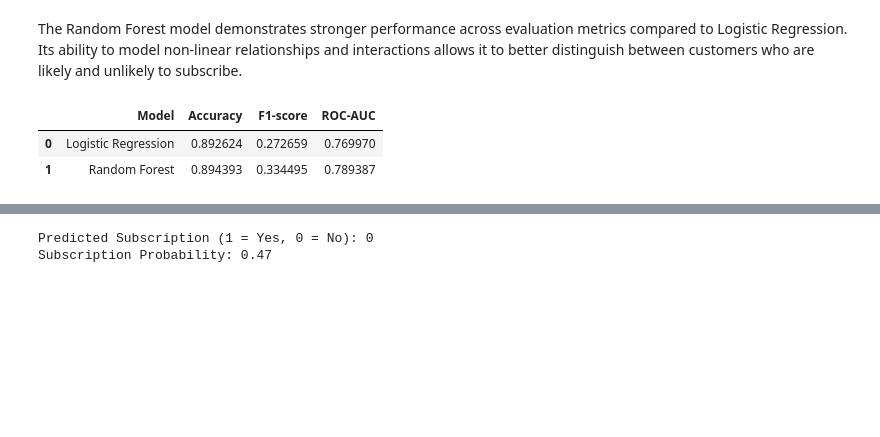
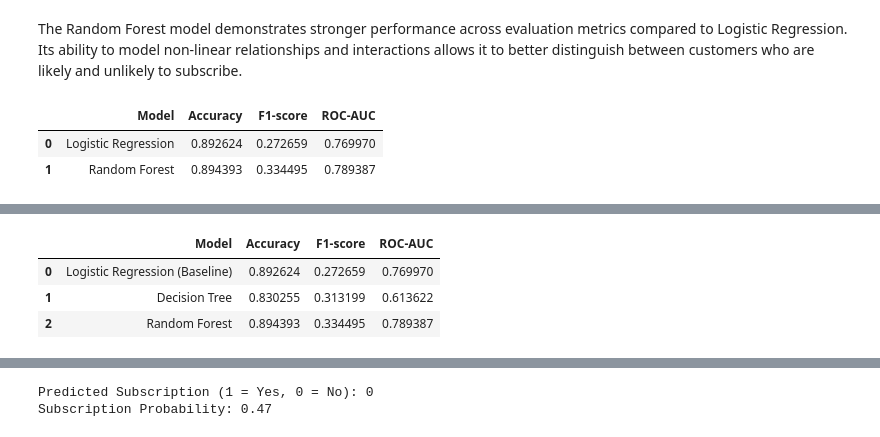
Before and after one commit to Vish-maya/bank_prediction1, a Jupyter notebook: MLDP Program Codes Submission Template.ipynb, the cells around one changed output, grey strips where cells are left out. Saved outputs shown, nothing was run; the diff lists cells and outputs as text; code cells hidden in the pictures; blank space fills up the shorter version.

```diff
--- a/MLDP Program Codes Submission Template.ipynb
+++ b/MLDP Program Codes Submission Template.ipynb
@@ -440,0 +440,14 @@ The Random Forest classifier was trained to capture non-linear relationships and
+# %%
+#decision tree model
+from sklearn.tree import DecisionTreeClassifier
+# Train Decision Tree model
+dt_model = DecisionTreeClassifier(random_state=42)
+dt_model.fit(X_train, y_train)
+# Predictions
+dt_pred = dt_model.predict(X_test)
+dt_prob = dt_model.predict_proba(X_test)[:, 1]
+# Evaluation
+print("Decision Tree Results")
+print("Accuracy:", accuracy_score(y_test, dt_pred))
+print("F1-score:", f1_score(y_test, dt_pred))
+print("ROC-AUC:", roc_auc_score(y_test, dt_prob))
@@ -498,0 +545,32 @@ Based on the evaluation results, Random Forest outperforms Logistic Regression i
+# %%
+# comparison of models
+
+comparison_df = pd.DataFrame({
+    "Model": [
+        "Logistic Regression (Baseline)",
+        "Decision Tree",
+        "Random Forest"
+    ],
+    "Accuracy": [
+        accuracy_score(y_test, lr_pred),
+        accuracy_score(y_test, dt_pred),
+        accuracy_score(y_test, rf_pred)
+    ],
+    "F1-score": [
+        f1_score(y_test, lr_pred),
+        f1_score(y_test, dt_pred),
+        f1_score(y_test, rf_pred)
+    ],
+    "ROC-AUC": [
+        roc_auc_score(y_test, lr_prob),
+        roc_auc_score(y_test, dt_prob),
+        roc_auc_score(y_test, rf_prob)
+    ]
+})
+
+comparison_df
+# %% [output]
+|  | Model | Accuracy | F1-score | ROC-AUC |
+| 0 | Logistic Regression (Baseline) | 0.892624 | 0.272659 | 0.769970 |
+| 1 | Decision Tree | 0.830255 | 0.313199 | 0.613622 |
+| 2 | Random Forest | 0.894393 | 0.334495 | 0.789387 |
```
Also changed, not shown: parts of 21 cells of this notebook.
